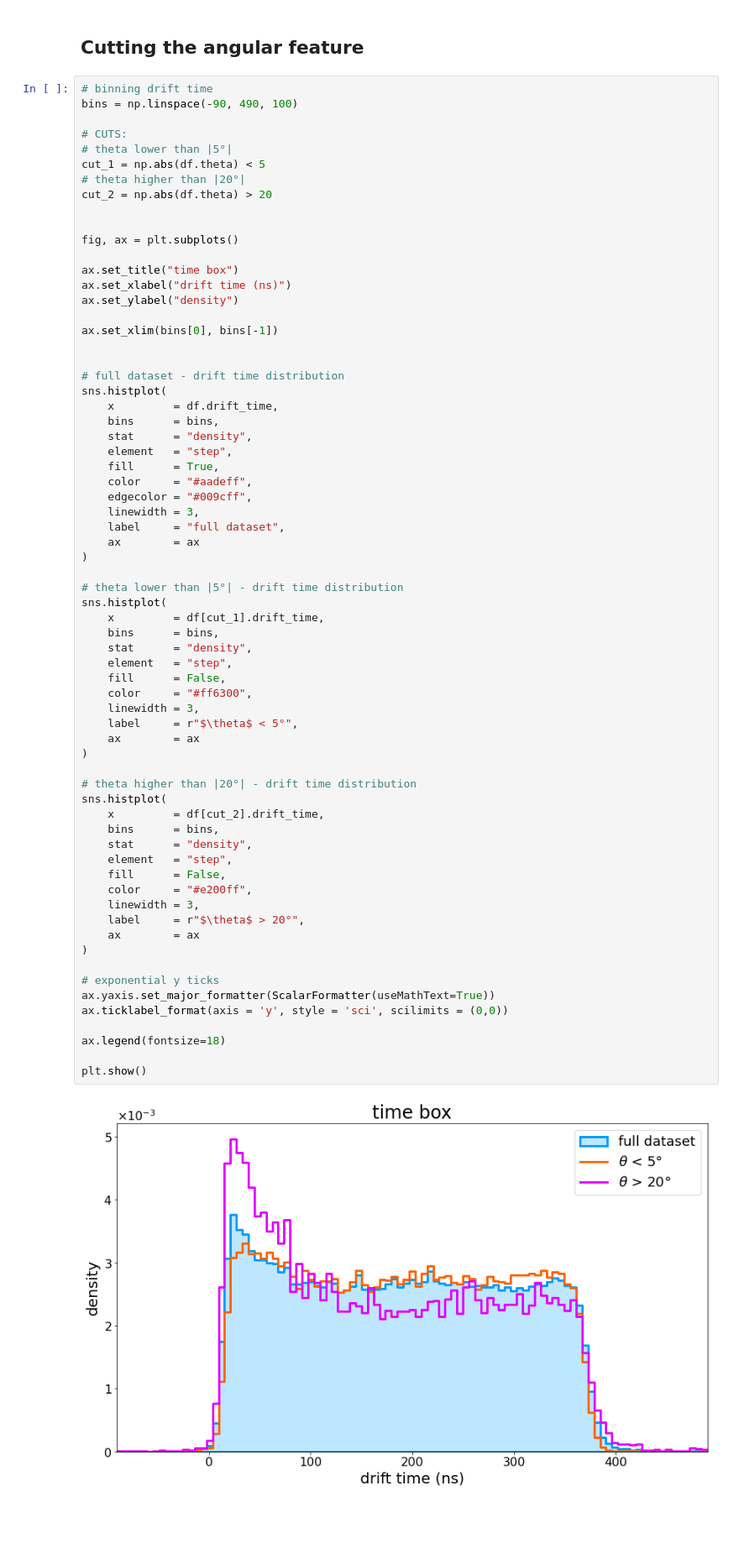
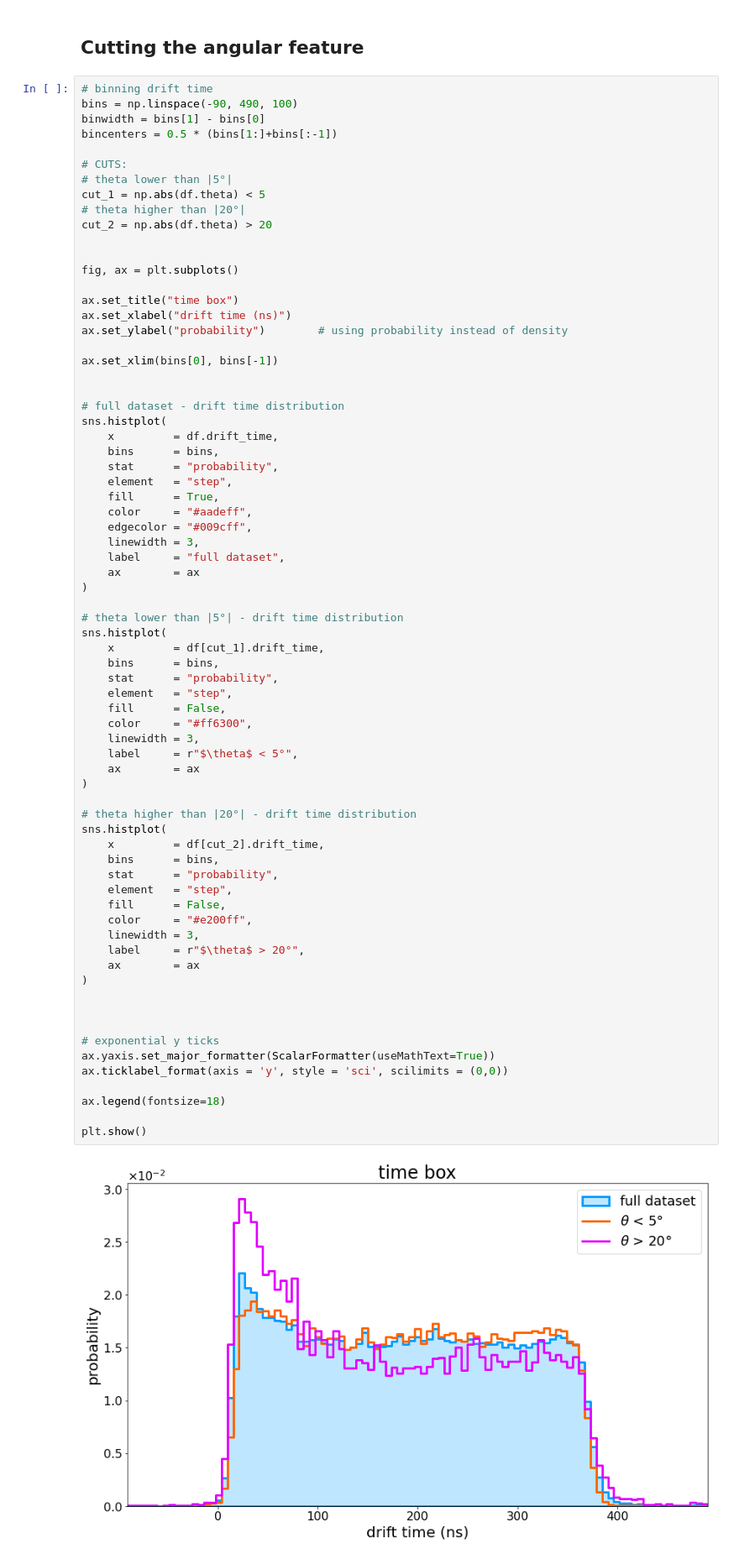
Before and after one commit to GiacomoFrn/Advanced-DQM-for-DT-detector, a Jupyter notebook: correlations/correlations_eda.ipynb, the cells around one changed output. Shown: that part at 84% size. Cells and saved outputs as stored; diff of their text form; blank space fills up the shorter version.

```diff
--- a/correlations/correlations_eda.ipynb
+++ b/correlations/correlations_eda.ipynb
@@ -150,6 +150,8 @@ plt.show()
 # %%
 # binning drift time
 bins = np.linspace(-90, 490, 100)
+binwidth = bins[1] - bins[0]
+bincenters = 0.5 * (bins[1:]+bins[:-1])
 
 # CUTS:
 # theta lower than |5°|
@@ -162,7 +164,7 @@ fig, ax = plt.subplots()
 
 ax.set_title("time box")
 ax.set_xlabel("drift time (ns)")
-ax.set_ylabel("density")
+ax.set_ylabel("probability")        # using probability instead of density
 
 ax.set_xlim(bins[0], bins[-1])
 
@@ -171,7 +173,7 @@ ax.set_xlim(bins[0], bins[-1])
 sns.histplot(
     x         = df.drift_time,
     bins      = bins,
-    stat      = "density",
+    stat      = "probability",
     element   = "step",
     fill      = True,
     color     = "#aadeff",
@@ -185,34 +187,36 @@ sns.histplot(
 sns.histplot(
     x         = df[cut_1].drift_time,
     bins      = bins,
-    stat      = "density",
+    stat      = "probability",
     element   = "step",
     fill      = False,
     color     = "#ff6300",
     linewidth = 3,
     label     = r"$\theta$ < 5°",
     ax        = ax
 )
 
 # theta higher than |20°| - drift time distribution
 sns.histplot(
     x         = df[cut_2].drift_time,
     bins      = bins,
-    stat      = "density",
+    stat      = "probability",
     element   = "step",
     fill      = False,
     color     = "#e200ff",
     linewidth = 3,
     label     = r"$\theta$ > 20°",
     ax        = ax
 )
 
+
+
 # exponential y ticks
 ax.yaxis.set_major_formatter(ScalarFormatter(useMathText=True))
 ax.ticklabel_format(axis = 'y', style = 'sci', scilimits = (0,0))
 
 ax.legend(fontsize=18)
 
 plt.show()
 # %% [output]
-[figure, old version]
+[figure, new version]
```
Also changed, not shown: parts of 5 cells of this notebook.
